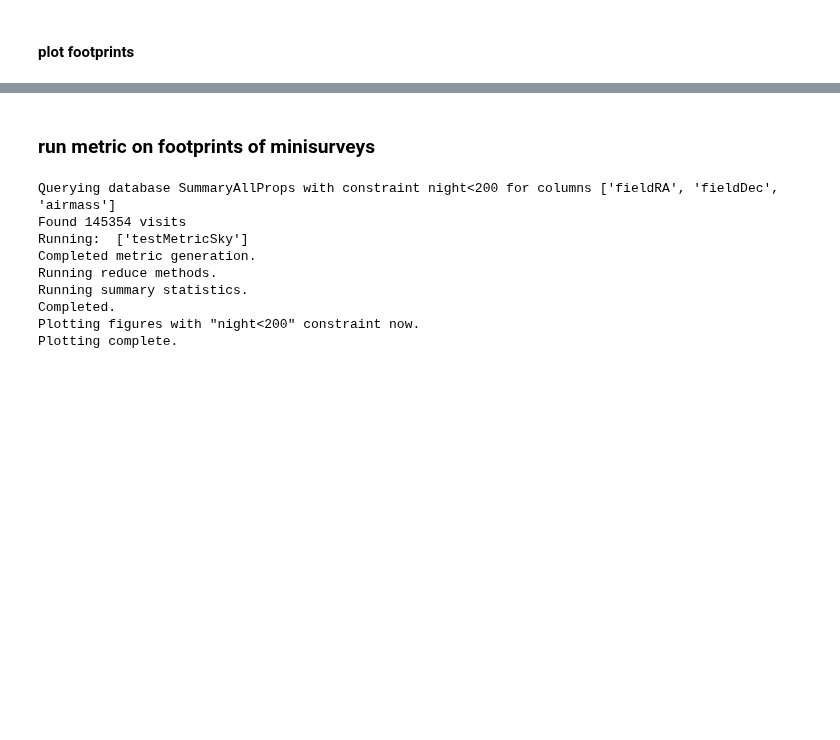
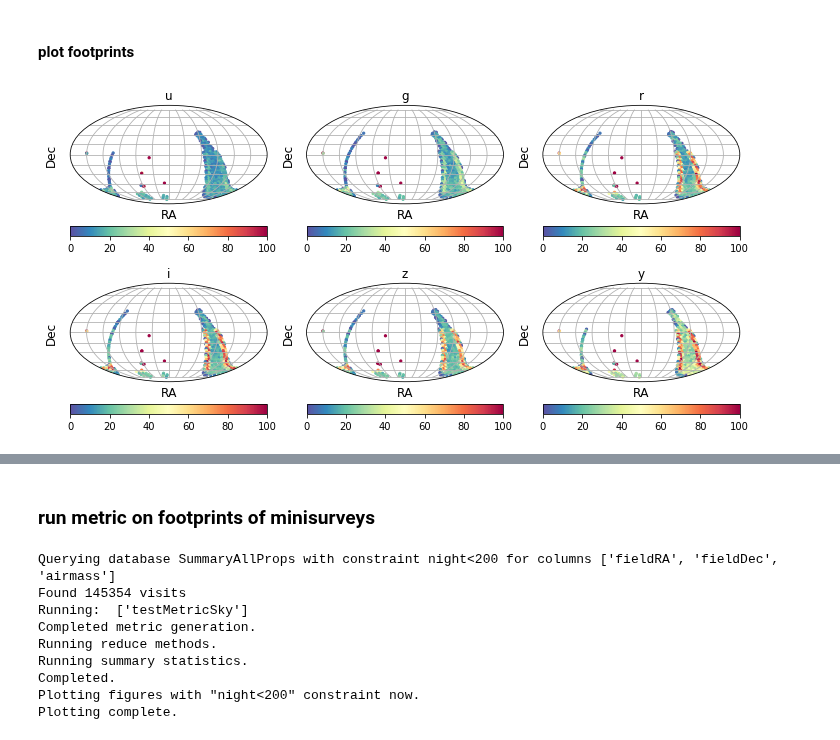
Before and after one commit to fedhere/LSSTunknowns, a Jupyter notebook: code/run_minisurvey.ipynb, the cells around one changed output, grey strips where cells are left out. Drawn from its saved outputs; the diff is of its cells as text; code cells hidden in the pictures; blank space fills up the shorter version.

```diff
--- a/code/run_minisurvey.ipynb
+++ b/code/run_minisurvey.ipynb
@@ -95,7 +95,7 @@ array([2816, 2817, 2818, 2819, 2858, 2859, 2860, 2861, 2862, 2863, 2897,
 # %%
 # SMC
 center = radec2xyz(ra=13.18666, dec=-71.171389)
-radius = np.deg2rad(5)
-ipix_SMC = hp.query_disc(NSIDE, center, radius, inclusive=True)
-ipix_SMC
+radius = np.deg2rad(5/2)
+ipix_SMC_disk = hp.query_disc(NSIDE, center, radius, inclusive=True)
+ipix_SMC_disk
 # %% [output]
@@ -103,0 +120,16 @@ array([2893, 2928, 2929, 2930, 2959, 2960, 2961, 2962, 2987, 2988, 2989,
+# %%
+def get_pixId_inFoV(fields, nside=16, fov=3.5, res=0.1):
+    """get pixIds with field 3.5 deg, center (ra, dec), in degree"""
+    ra = fields['RA']
+    dec = fields['Dec']
+    ra = np.arange(ra-fov/2, ra+fov/2, res)
+    dec = np.arange(dec-fov/2, dec+fov/2, res)
+
+    ra, dec = np.meshgrid(ra, dec)
+
+    pixes = RADec2pix(ra=ra, dec=dec, nside=nside)
+
+    return np.unique(pixes)
+# %%
+ipix_LMC = np.unique( np.concatenate ( fields_LMC.apply(get_pixId_inFoV, axis=1, nside=16, res=0.1).values,  ) )
+ipix_SMC = np.unique( np.concatenate ( fields_SMC.apply(get_pixId_inFoV, axis=1, nside=16, res=0.1).values,  ) )
@@ -160,6 +221,29 @@ df["inDD"] = df['note'].str.contains('DD')
 df['inLMC'] = np.isin(df['pixId'].values, ipix_LMC)
 df['inSMC'] = np.isin(df['pixId'].values, ipix_SMC)
 
+df['inLMC_disk'] = np.isin(df['pixId'].values, ipix_LMC_disk)
+df['inSMC_disk'] = np.isin(df['pixId'].values, ipix_SMC_disk)
+
 # Galactic
 # df['galaxyb'] = getAvoidanceLatitudes(df['fieldGl'].values, peakDeg, taperDeg, constWidth)
 # df['ingalaxy'] = ( df['fieldGb'] > -df['galaxyb'] ) & ( df['fieldGb'] < df['galaxyb'] )
+# %%
+
+# slice required dataframe
+# Deep drilling
+
+slicer = ( df['night'] < 1000 ) &( df['ingalaxy'] | df['inLMC_disk'] | df['inSMC_disk'] | df['inDD'])
+df_ = df[slicer]
+# groupby healpix
+bydic = {
+    "observationStartMJD": "count",
+    "fieldRA" : "mean",
+    "fieldDec": "mean",
+    "fieldGl" : "min",
+    "fieldGb": "min",
+}
+df_ = df_.groupby(by=['pixId','filter'], as_index=False).agg(bydic).rename(columns={"observationStartMJD": "Nv"})
+
+plot_filter_Nv(df_, coord='C', figsize=(12, 6), vmax=100, s=5, cmap=plt.cm.Spectral_r)
+# %% [output]
+[figure, added]
```
Also changed, not shown: parts of 11 cells of this notebook.
